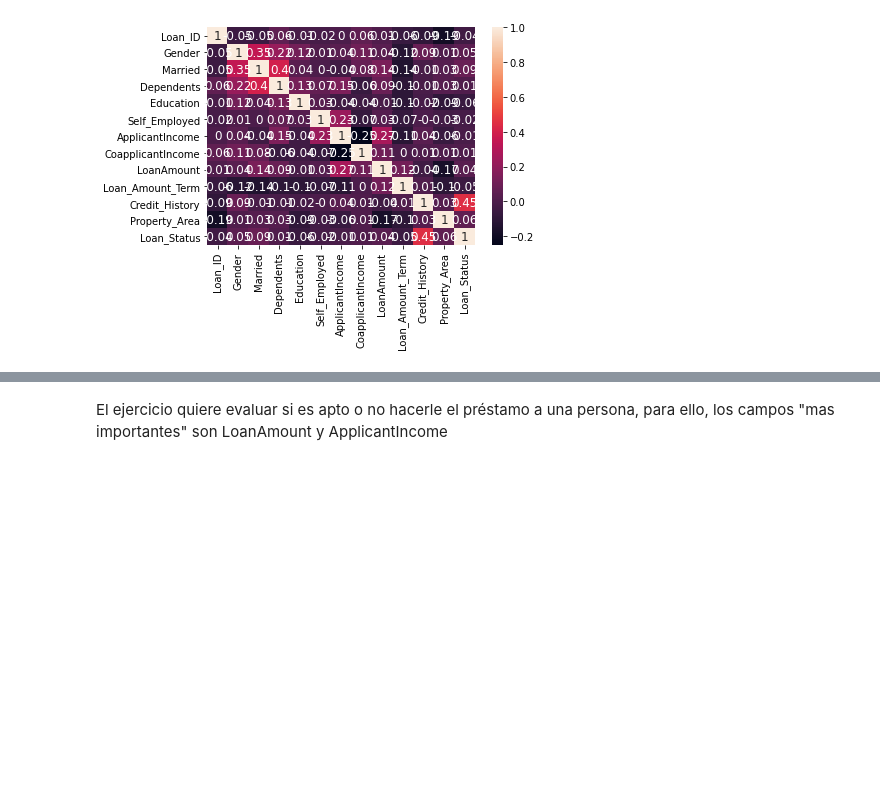
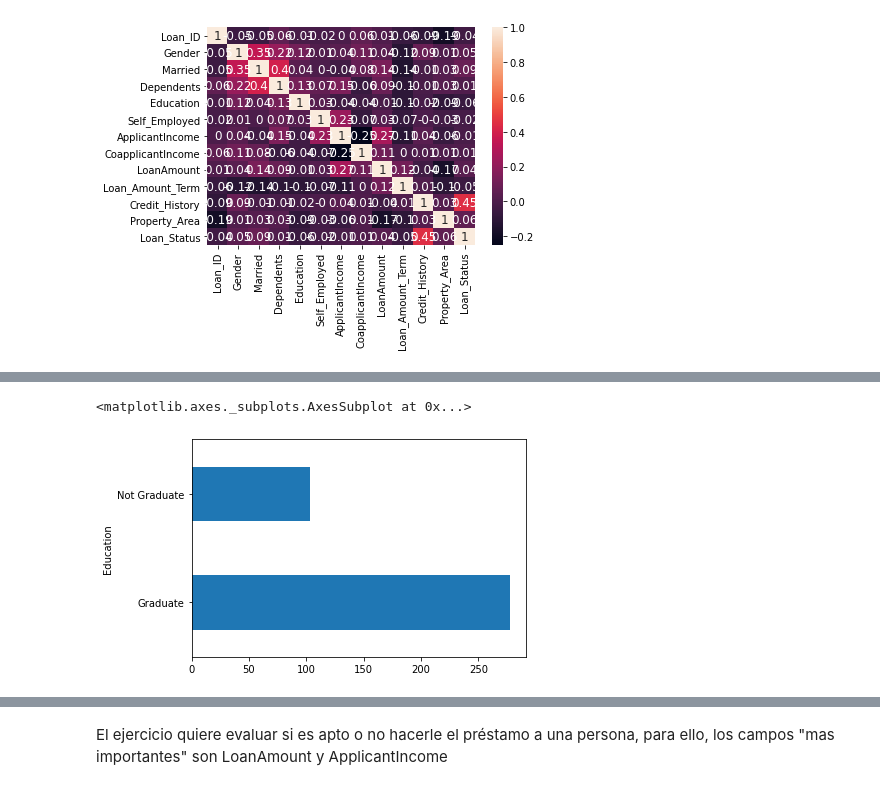
Before and after one commit to carlos-paezf/Deep_Learning, a Jupyter notebook: Primer_Corte/P1T7_S2_KMeans.ipynb, the cells around one changed output, grey strips where cells are left out. Cells and saved outputs as stored; diff of their text form; code cells hidden in the pictures; blank space fills up the shorter version.

```diff
--- a/Primer_Corte/P1T7_S2_KMeans.ipynb
+++ b/Primer_Corte/P1T7_S2_KMeans.ipynb
@@ -322,0 +331,5 @@ sns.heatmap(corr_matrix, annot=True, annot_kws={'size': 12})
+# %%
+prestamos.groupby('Education').size().plot.barh()
+# %% [output]
+<matplotlib.axes._subplots.AxesSubplot at 0x...>
+[figure, added]
```
Also changed, not shown: parts of 10 cells of this notebook.
